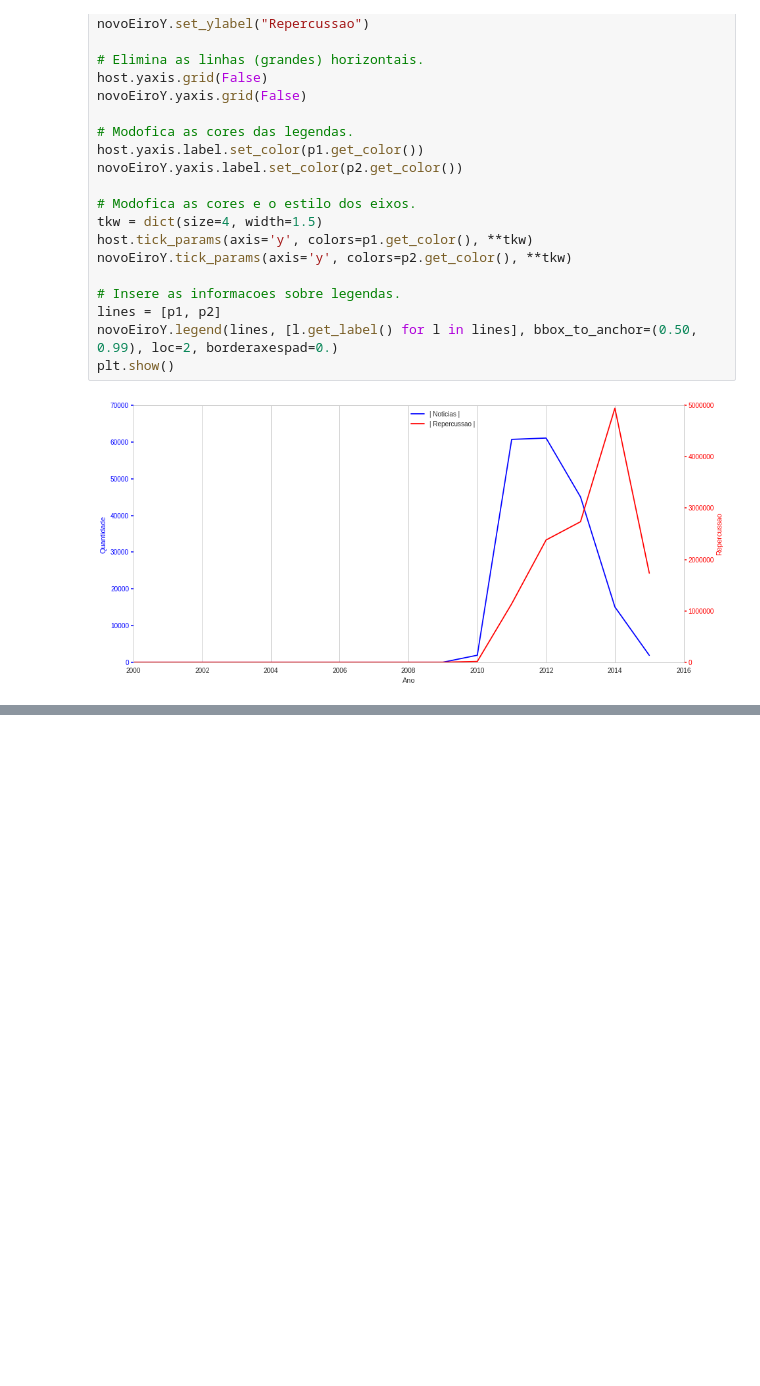
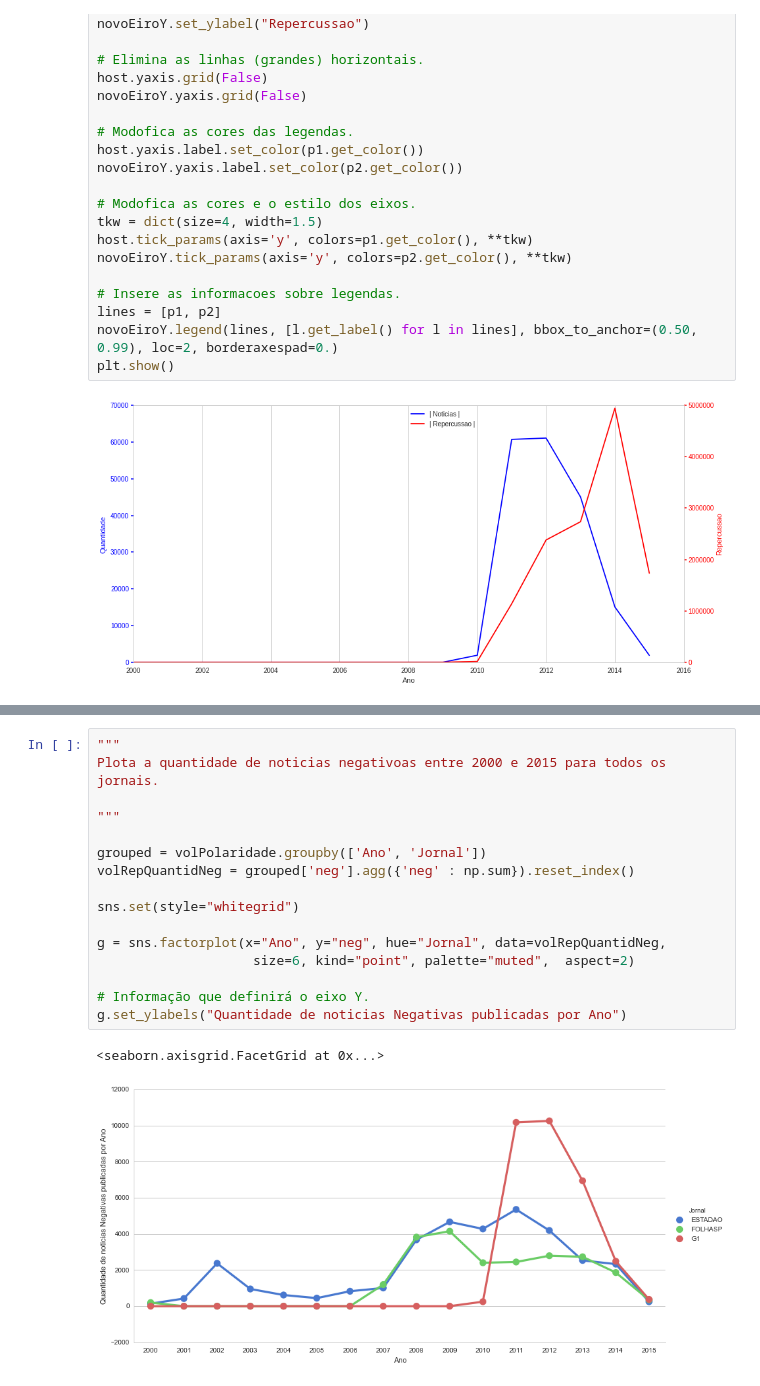
Before and after one commit to zegildo/PhD, a Jupyter notebook: src/scriptPython/TestingSeaborn.ipynb, the cells around one changed output, grey strips where cells are left out. Saved outputs shown, nothing was run; the diff lists cells and outputs as text; blank space fills up the shorter version.

```diff
--- a/src/scriptPython/TestingSeaborn.ipynb
+++ b/src/scriptPython/TestingSeaborn.ipynb
@@ -1575,0 +1691,19 @@ Ano
+# %%
+"""
+Plota a quantidade de noticias negativoas entre 2000 e 2015 para todos os jornais.
+
+"""
+
+grouped = volPolaridade.groupby(['Ano', 'Jornal'])
+volRepQuantidNeg = grouped['neg'].agg({'neg' : np.sum}).reset_index()
+
+sns.set(style="whitegrid")
+
+g = sns.factorplot(x="Ano", y="neg", hue="Jornal", data=volRepQuantidNeg,
+                    size=6, kind="point", palette="muted",  aspect=2)
+
+# Informação que definirá o eixo Y.
+g.set_ylabels("Quantidade de noticias Negativas publicadas por Ano")
+# %% [output]
+<seaborn.axisgrid.FacetGrid at 0x...>
+[figure, added]
```
Also changed, not shown: parts of 13 cells of this notebook, 2 other files.
